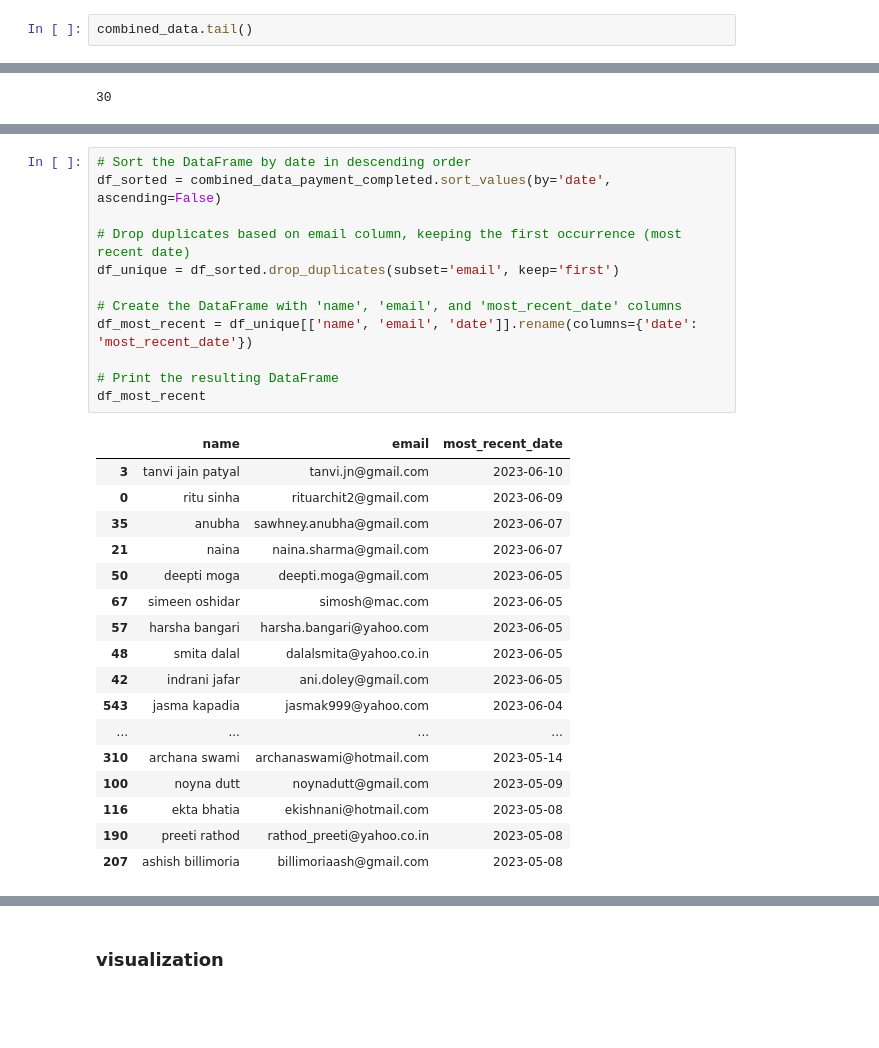
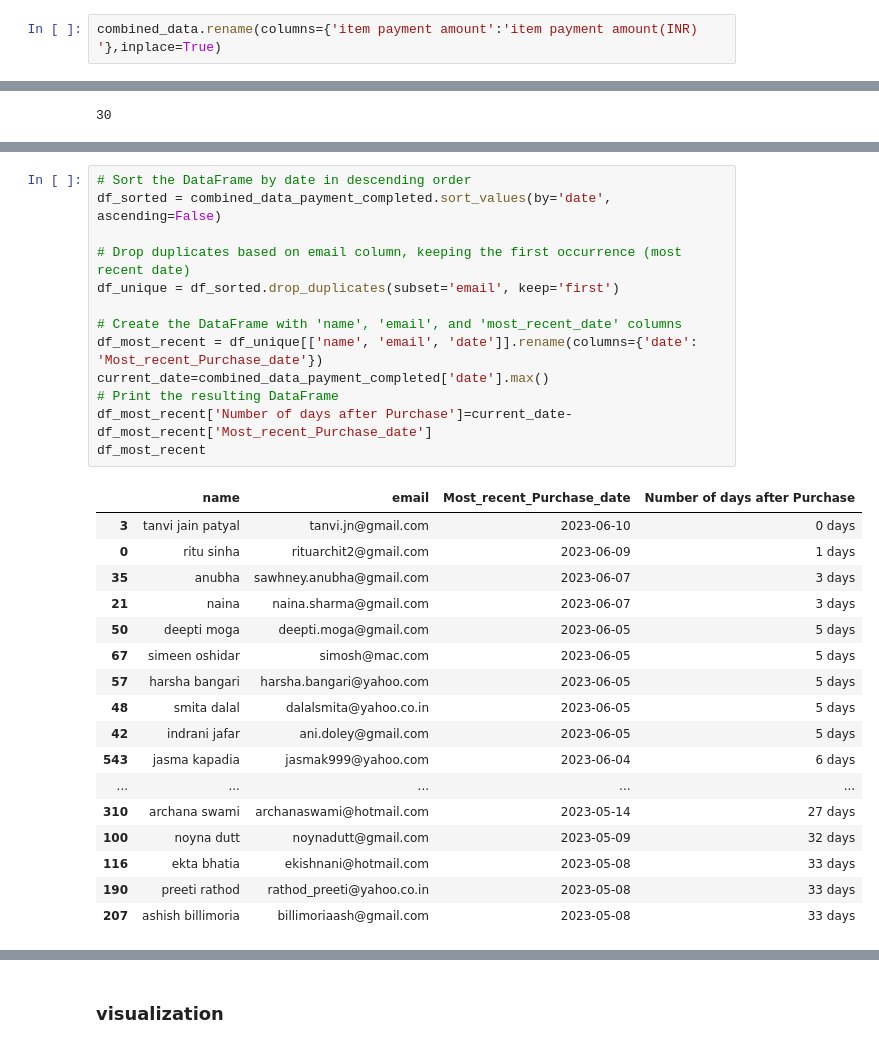
Before and after one commit to shuklatushar/Uniq_farm_analysis, a Jupyter notebook: original -tushar.ipynb, the cells around one changed output, grey strips where cells are left out. Saved outputs shown, nothing was run; the diff lists cells and outputs as text; blank space fills up the shorter version.

```diff
--- a/original -tushar.ipynb
+++ b/original -tushar.ipynb
@@ -49,4 +49,4 @@ combined_data.head()
 | 3 | pl_LxonlA4k4hCi7b | FRUIT BASKET - JUNE 10 | 09/06/2023 20:53:00 | order_LzsZKuPQrIFqhA | JAMUN 500G | 400.0 | 1 | ... |
 | 4 | pl_LxonlA4k4hCi7b | FRUIT BASKET - JUNE 10 | 09/06/2023 20:53:00 | order_LzsZKuPQrIFqhA | AVOCADOS 2 PCS | 600.0 | 1 | ... |
 # %%
-combined_data.tail()
+combined_data.rename(columns={'item payment amount':'item payment amount(INR) '},inplace=True)
@@ -491,30 +469,31 @@ items_amount.sort_values(by='item payment amount', ascending=False)
 # %%
 # Sort the DataFrame by date in descending order
 df_sorted = combined_data_payment_completed.sort_values(by='date', ascending=False)
 
 # Drop duplicates based on email column, keeping the first occurrence (most recent date)
 df_unique = df_sorted.drop_duplicates(subset='email', keep='first')
 
 # Create the DataFrame with 'name', 'email', and 'most_recent_date' columns
-df_most_recent = df_unique[['name', 'email', 'date']].rename(columns={'date': 'most_recent_date'})
-
+df_most_recent = df_unique[['name', 'email', 'date']].rename(columns={'date': 'Most_recent_Purchase_date'})
+current_date=combined_data_payment_completed['date'].max()
 # Print the resulting DataFrame
+df_most_recent['Number of days after Purchase']=current_date-df_most_recent['Most_recent_Purchase_date']
 df_most_recent
 # %% [output]
-|  | name | email | most_recent_date |
-| 3 | tanvi jain patyal | tanvi.jn@gmail.com | 2023-06-10 |
-| 0 | ritu sinha | rituarchit2@gmail.com | 2023-06-09 |
-| 35 | anubha | sawhney.anubha@gmail.com | 2023-06-07 |
-| 21 | naina | naina.sharma@gmail.com | 2023-06-07 |
-| 50 | deepti moga | deepti.moga@gmail.com | 2023-06-05 |
-| 67 | simeen oshidar | simosh@mac.com | 2023-06-05 |
-| 57 | harsha bangari | harsha.bangari@yahoo.com | 2023-06-05 |
-| 48 | smita dalal | dalalsmita@yahoo.co.in | 2023-06-05 |
-| 42 | indrani jafar | ani.doley@gmail.com | 2023-06-05 |
-| 543 | jasma kapadia | jasmak999@yahoo.com | 2023-06-04 |
-| ... | ... | ... | ... |
-| 310 | archana swami | archanaswami@hotmail.com | 2023-05-14 |
-| 100 | noyna dutt | noynadutt@gmail.com | 2023-05-09 |
-| 116 | ekta bhatia | ekishnani@hotmail.com | 2023-05-08 |
-| 190 | preeti rathod | rathod_preeti@yahoo.co.in | 2023-05-08 |
-| 207 | ashish billimoria | billimoriaash@gmail.com | 2023-05-08 |
+|  | name | email | Most_recent_Purchase_date | Number of days after Purchase |
+| 3 | tanvi jain patyal | tanvi.jn@gmail.com | 2023-06-10 | 0 days |
+| 0 | ritu sinha | rituarchit2@gmail.com | 2023-06-09 | 1 days |
+| 35 | anubha | sawhney.anubha@gmail.com | 2023-06-07 | 3 days |
+| 21 | naina | naina.sharma@gmail.com | 2023-06-07 | 3 days |
+| 50 | deepti moga | deepti.moga@gmail.com | 2023-06-05 | 5 days |
+| 67 | simeen oshidar | simosh@mac.com | 2023-06-05 | 5 days |
+| 57 | harsha bangari | harsha.bangari@yahoo.com | 2023-06-05 | 5 days |
+| 48 | smita dalal | dalalsmita@yahoo.co.in | 2023-06-05 | 5 days |
+| 42 | indrani jafar | ani.doley@gmail.com | 2023-06-05 | 5 days |
+| 543 | jasma kapadia | jasmak999@yahoo.com | 2023-06-04 | 6 days |
+| ... | ... | ... | ... | ... |
+| 310 | archana swami | archanaswami@hotmail.com | 2023-05-14 | 27 days |
+| 100 | noyna dutt | noynadutt@gmail.com | 2023-05-09 | 32 days |
+| 116 | ekta bhatia | ekishnani@hotmail.com | 2023-05-08 | 33 days |
+| 190 | preeti rathod | rathod_preeti@yahoo.co.in | 2023-05-08 | 33 days |
+| 207 | ashish billimoria | billimoriaash@gmail.com | 2023-05-08 | 33 days |
```
Also changed, not shown: parts of 56 cells of this notebook.
